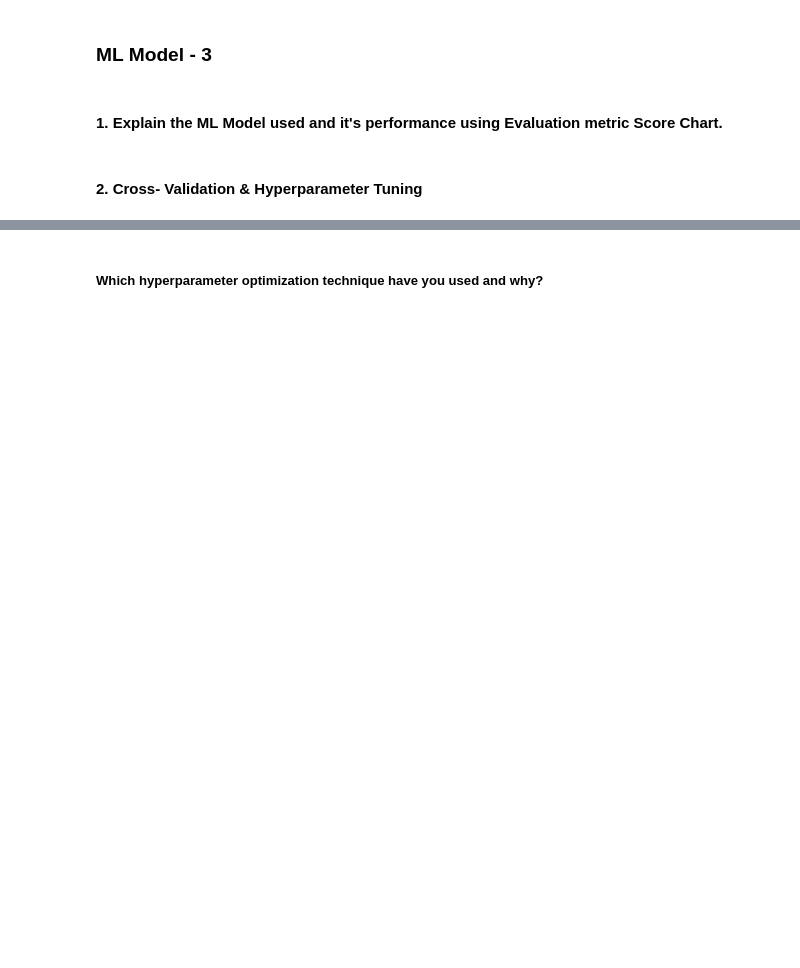
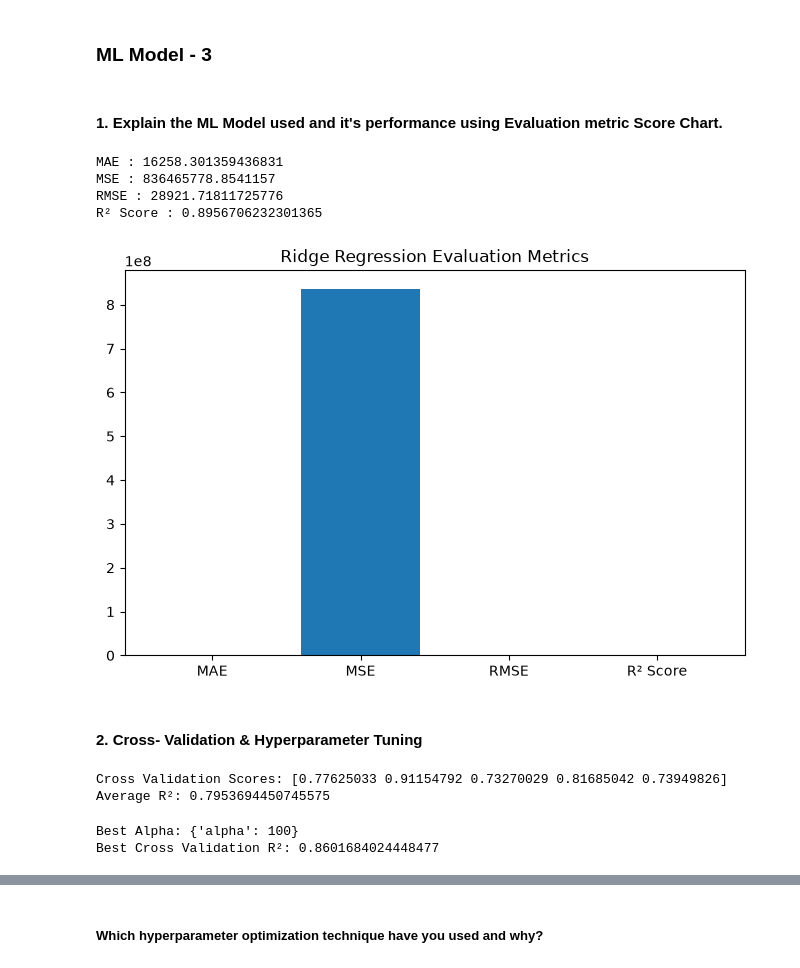
Before and after one commit to Krishna-matic/Machine_Learning_Projects, a Jupyter notebook: 02_ames_housing_sales_price_prediction/Ames_Housing_ML_Project.ipynb, the cells around one changed output, grey strips where cells are left out. Drawn from its saved outputs; the diff is of its cells as text; code cells hidden in the pictures; blank space fills up the shorter version.

```diff
--- a/02_ames_housing_sales_price_prediction/Ames_Housing_ML_Project.ipynb
+++ b/02_ames_housing_sales_price_prediction/Ames_Housing_ML_Project.ipynb
@@ -967,9 +1097,12 @@ Answer Here.
 ### ML Model - 3
 # %%
 # ML Model - 3 Implementation
+from sklearn.linear_model import Ridge
+# Fit the Algorithm
+ridge_model = Ridge(random_state=42)
 
-# Fit the Algorithm
-
+ridge_model.fit(X_train_scaled, y_train)
 # Predict on the model
+y_pred_ridge = ridge_model.predict(X_test_scaled)
 # %% [markdown]
 #### 1. Explain the ML Model used and it's performance using Evaluation metric Score Chart.
@@ -978,8 +1109,67 @@ Answer Here.
+# %%
+# Visualizing evaluation Metric Score chart
+ridge_mae = mean_absolute_error(y_test, y_pred_ridge)
+ridge_mse = mean_squared_error(y_test, y_pred_ridge)
+ridge_rmse = np.sqrt(ridge_mse)
+ridge_r2 = r2_score(y_test, y_pred_ridge)
+
+print("MAE :", ridge_mae)
+print("MSE :", ridge_mse)
+print("RMSE :", ridge_rmse)
+print("R² Score :", ridge_r2)
+# %% [output]
+MAE : 16258.301359436831
+MSE : 836465778.8541157
+RMSE : 28921.71811725776
+R² Score : 0.8956706232301365
+# %%
+metrics = ['MAE', 'MSE', 'RMSE', 'R² Score']
+values = [ridge_mae, ridge_mse, ridge_rmse, ridge_r2]
+plt.figure(figsize=(8,5))
+plt.bar(metrics, values)
+plt.title("Ridge Regression Evaluation Metrics")
+plt.show()
+# %% [output]
+[figure, added]
 # %% [markdown]
 #### 2. Cross- Validation & Hyperparameter Tuning
 # %%
 # ML Model - 3 Implementation with hyperparameter optimization techniques (i.e., GridSearch CV, RandomSearch CV, Bayesian Optimization etc.)
 
 # Fit the Algorithm
+cv_scores = cross_val_score(
+    ridge_model,
+    X_train_scaled,
+    y_train,
+    cv=5,
+    scoring='r2'
+)
 
+print("Cross Validation Scores:", cv_scores)
+print("Average R²:", cv_scores.mean())
 # Predict on the model
+# %% [output]
+Cross Validation Scores: [0.77625033 0.91154792 0.73270029 0.81685042 0.73949826]
+Average R²: 0.7953694450745575
+# %%
+from sklearn.model_selection import GridSearchCV
+
+param_grid = {
+    'alpha': [0.01, 0.1, 1, 10, 100]
+}
+
+grid_search = GridSearchCV(
+    Ridge(random_state=42),
+    param_grid=param_grid,
+    cv=5,
+    scoring='r2',
+    n_jobs=-1
+)
+
+grid_search.fit(X_train_scaled, y_train)
+
+print("Best Alpha:", grid_search.best_params_)
+print("Best Cross Validation R²:", grid_search.best_score_)
+# %% [output]
+Best Alpha: {'alpha': 100}
+Best Cross Validation R²: 0.8601684024448477
```
Also changed, not shown: parts of 40 cells of this notebook.
